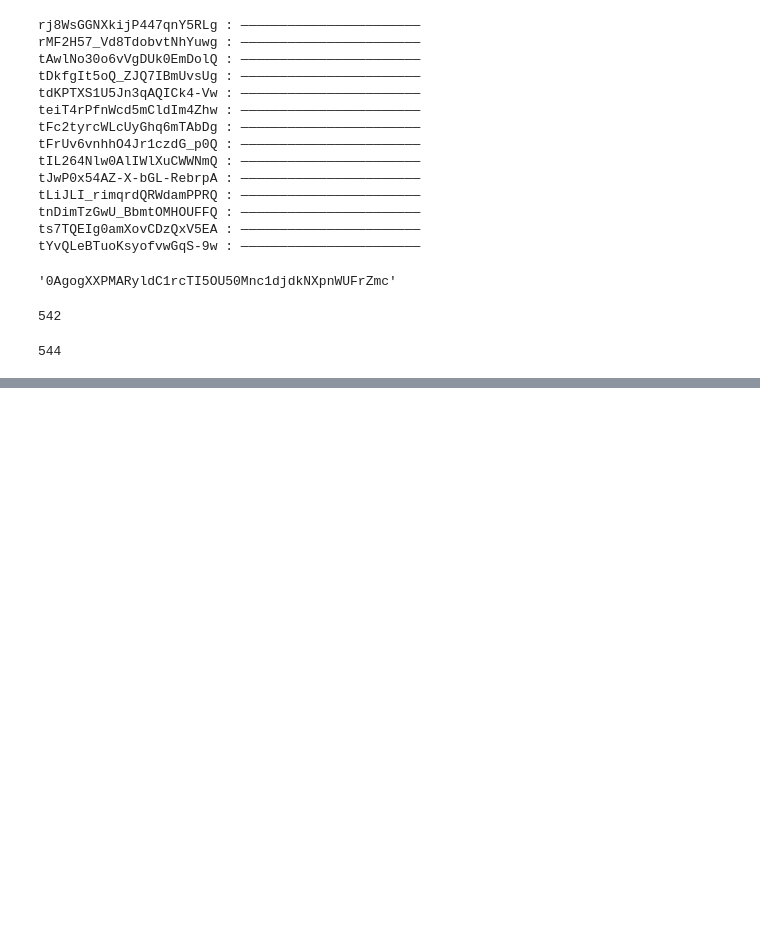
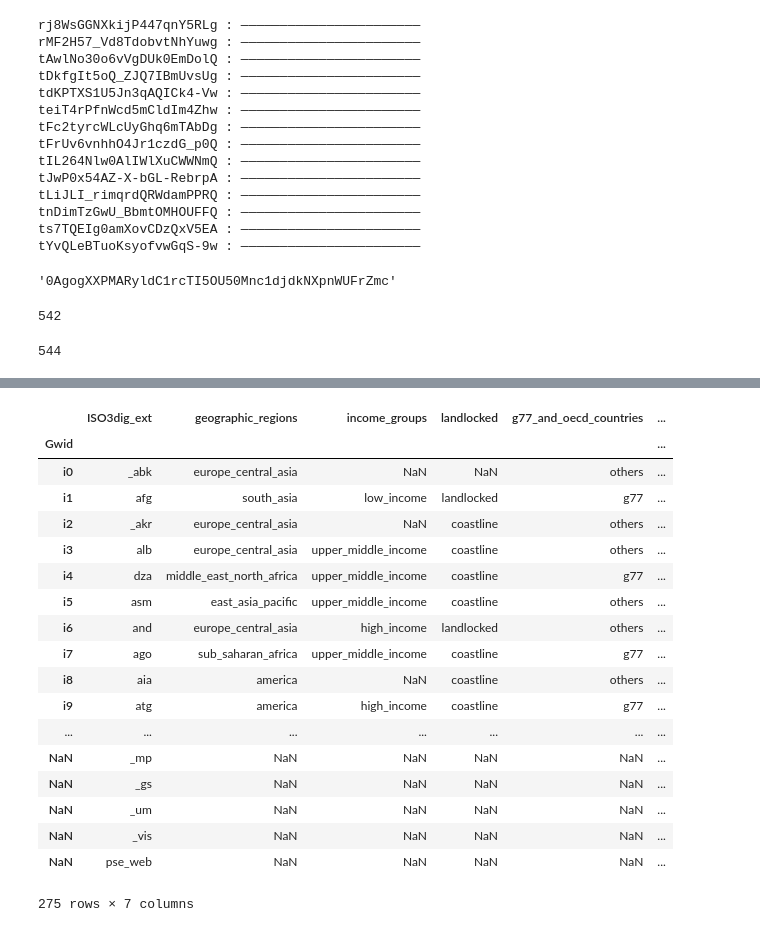
Before and after one commit to semio/ddf--gapminder--gapminder_world, a Jupyter notebook: waffle.ipynb, the cells around one changed output, grey strips where cells are left out. Saved outputs shown, nothing was run; the diff lists cells and outputs as text; code cells hidden in the pictures; blank space fills up the shorter version.

Commit message:
country entities

```diff
--- a/waffle.ipynb
+++ b/waffle.ipynb
@@ -210,0 +316,43 @@ len(concepts)
+# %%
+country = geo_.copy()
+# %%
+country['geographic_regions'] = np.nan
+country['income_groups'] = np.nan
+country['landlocked'] = np.nan
+country['g77_and_oecd_countries'] = np.nan
+country['geographic_regions_in_4_colors'] = np.nan
+country['main_religion_2008'] = np.nan
+# %%
+res = {}
+
+for k, v in gps.iloc[4]['groupings'].items():
+#     print(regd[k])
+    for c in v:
+        if c:
+            res[c] = to_concept_id(regd[k], sub='[/ -\.\*";\[\]]+', sep='')
+
+ser = pd.Series(res)
+# %%
+country['geographic_regions_in_4_colors'] = ser
+# %%
+country.to_csv('./output/ddf--entities--geo--count')
+# %% [output]
+|  | ISO3dig_ext | geographic_regions | income_groups | landlocked | g77_and_oecd_countries | ... |
+| Gwid |  |  |  |  |  | ... |
+| i0 | _abk | europe_central_asia | NaN | NaN | others | ... |
+| i1 | afg | south_asia | low_income | landlocked | g77 | ... |
+| i2 | _akr | europe_central_asia | NaN | coastline | others | ... |
+| i3 | alb | europe_central_asia | upper_middle_income | coastline | others | ... |
+| i4 | dza | middle_east_north_africa | upper_middle_income | coastline | g77 | ... |
+| i5 | asm | east_asia_pacific | upper_middle_income | coastline | others | ... |
+| i6 | and | europe_central_asia | high_income | landlocked | others | ... |
+| i7 | ago | sub_saharan_africa | upper_middle_income | coastline | g77 | ... |
+| i8 | aia | america | NaN | coastline | others | ... |
+| i9 | atg | america | high_income | coastline | g77 | ... |
+| ... | ... | ... | ... | ... | ... | ... |
+| NaN | _mp | NaN | NaN | NaN | NaN | ... |
+| NaN | _gs | NaN | NaN | NaN | NaN | ... |
+| NaN | _um | NaN | NaN | NaN | NaN | ... |
+| NaN | _vis | NaN | NaN | NaN | NaN | ... |
+| NaN | pse_web | NaN | NaN | NaN | NaN | ... |
+275 rows × 7 columns
```
Also changed, not shown: parts of 17 cells of this notebook, 2 other files.
